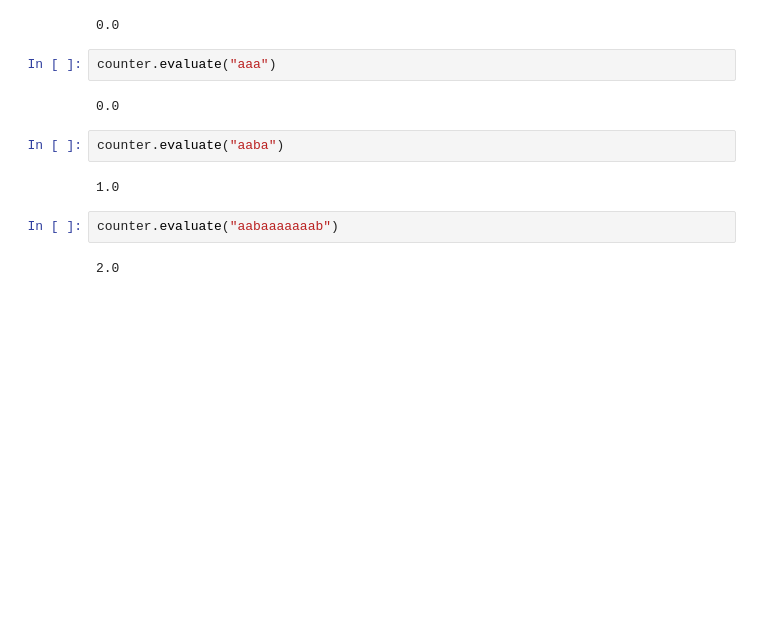
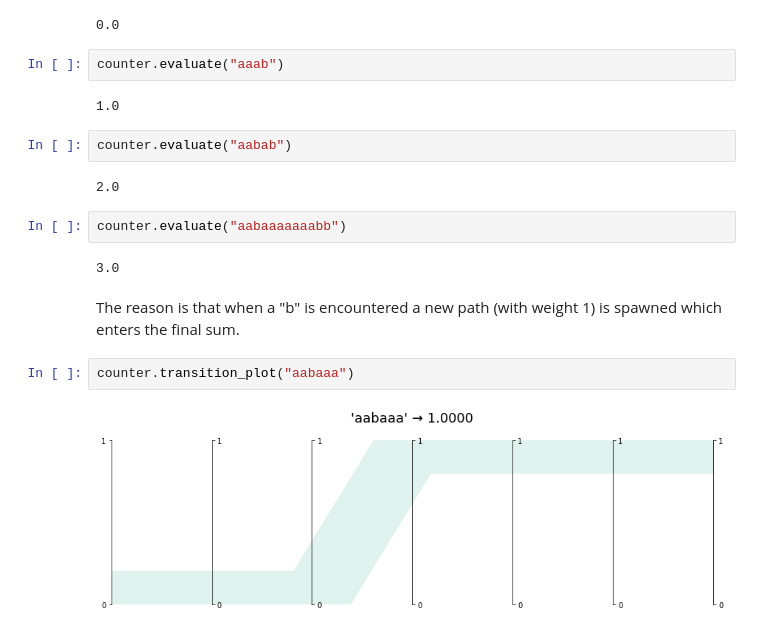
Before and after one commit to lucamarx/pyAutoSpec, a Jupyter notebook: examples/Simple Weighted Automata.ipynb, the cells around one changed output. Drawn from its saved outputs; the diff is of its cells as text; blank space fills up the shorter version.

Commit message:
Added contributing path plot to example

```diff
--- a/examples/Simple Weighted Automata.ipynb
+++ b/examples/Simple Weighted Automata.ipynb
@@ -41,14 +43,20 @@ counter.evaluate("aa")
 # %% [output]
 0.0
 # %%
-counter.evaluate("aaa")
+counter.evaluate("aaab")
 # %% [output]
-0.0
+1.0
 # %%
-counter.evaluate("aaba")
+counter.evaluate("aabab")
 # %% [output]
-1.0
+2.0
 # %%
-counter.evaluate("aabaaaaaaab")
+counter.evaluate("aabaaaaaaabb")
 # %% [output]
-2.0
+3.0
+# %% [markdown]
+The reason is that when a "b" is encountered a new path (with weight 1) is spawned which enters the final sum.
+# %%
+counter.transition_plot("aabaaa")
+# %% [output]
+[figure, added]
```
Also changed, not shown: parts of 3 cells of this notebook, 1 other file.
